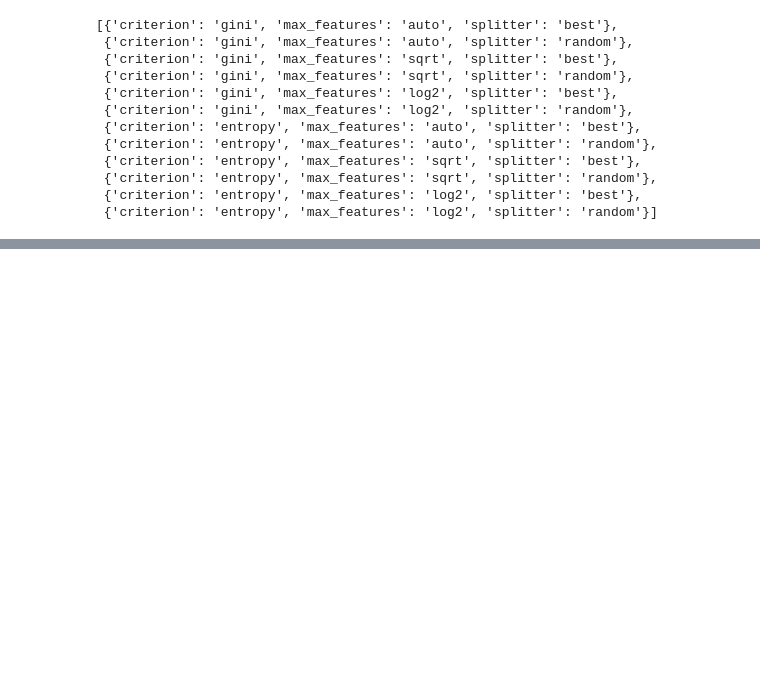
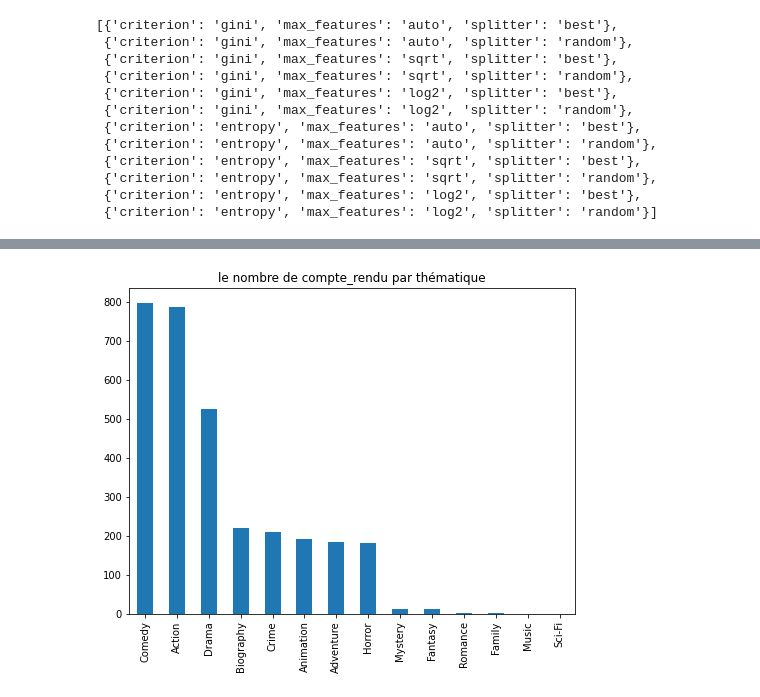
Before and after one commit to ManonDBT/Amelioration_IA, a Jupyter notebook: Amélioration/Modèle/Amélioration_scoring.ipynb, the cells around one changed output, grey strips where cells are left out. Drawn from its saved outputs; the diff is of its cells as text; code cells hidden in the pictures; blank space fills up the shorter version.

```diff
--- a/Amélioration/Modèle/Amélioration_scoring.ipynb
+++ b/Amélioration/Modèle/Amélioration_scoring.ipynb
@@ -67,0 +86,4 @@ df
+# %%
+colonne = ['genre','acteur_1', 'acteur_2', 'realisateur']
+# %%
+df = pd.get_dummies(df, columns= colonne)
@@ -68,3 +106,5 @@ df
+# %%
+df['metascore'] = df['metascore'].astype(float)
 # %% [markdown]
 # PREPROSS
 # %%
@@ -303,0 +441,15 @@ y = pd.DataFrame(np.array(y), columns = ['metascore'])
+# %%
+df['date'] = pd.to_datetime(df['date'])
+df['year'] = df['date'].dt.year
+df['month'] = df['date'].dt.month
+df['day'] = df['date'].dt.day
+df = df.set_index(['date'])
+# %%
+import matplotlib.pyplot as plt
+
+fig = plt.figure(figsize=(8,6))
+plt.title("le nombre de compte_rendu par thématique")
+df['genre'].value_counts().plot.bar(ylim=0)
+plt.show()
+# %% [output]
+[figure, added]
```
Also changed, not shown: parts of 21 cells of this notebook, 8 other files.
